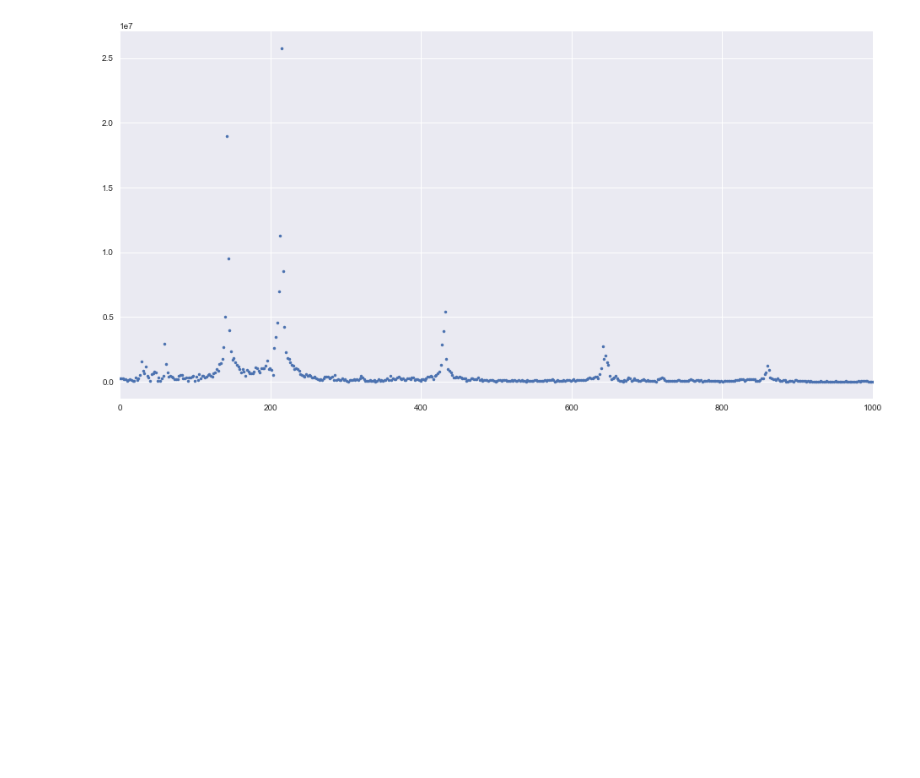
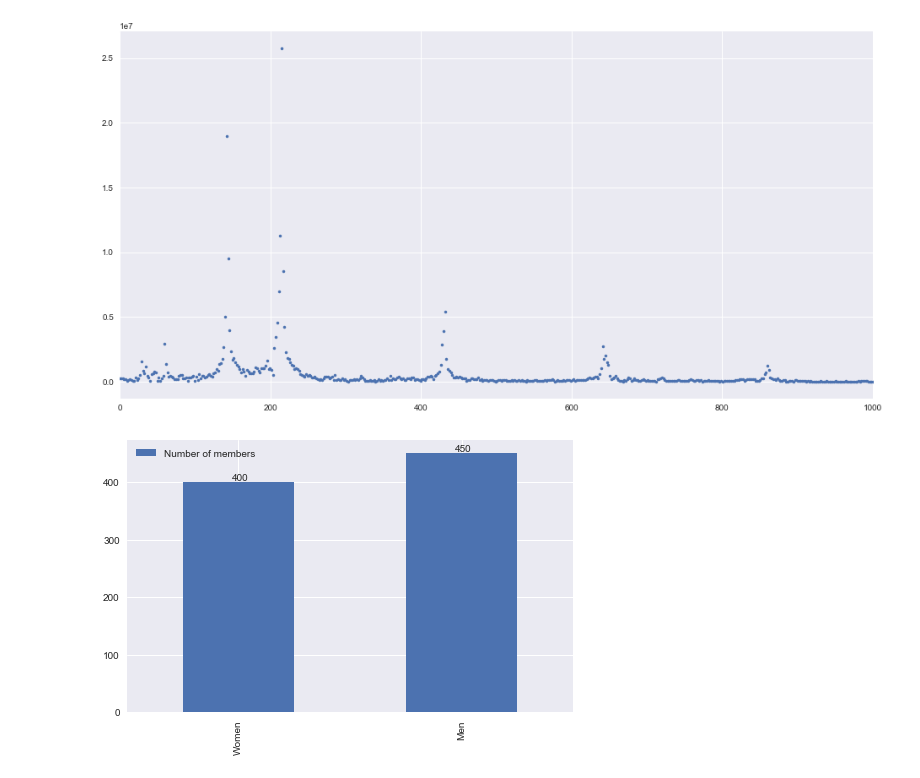
Before and after one commit to pstetz/Pitch-Perfect, a Jupyter notebook: main.ipynb, the cells around one changed output. Cells and saved outputs as stored; diff of their text form; code cells hidden in the pictures; blank space fills up the shorter version.

```diff
--- a/main.ipynb
+++ b/main.ipynb
@@ -48,3 +48,12 @@ plt.xlim(0, 1000)
 [figure]
 # %%
 music.save("/Users/pbezuhov/Desktop/output.xml")
+# %%
+import pandas as pd
+
+ax = pd.DataFrame({"Number of members": [400, 450]}, index=["Women", "Men"]).plot(kind="bar", figsize=(8, 5))
+
+for p in ax.patches:
+    ax.annotate(str(p.get_height()), (p.get_x() + 0.22, p.get_height() * 1.01))
+# %% [output]
+[figure, added]
```
Also changed, not shown: parts of 3 cells of this notebook, 2 other files.
